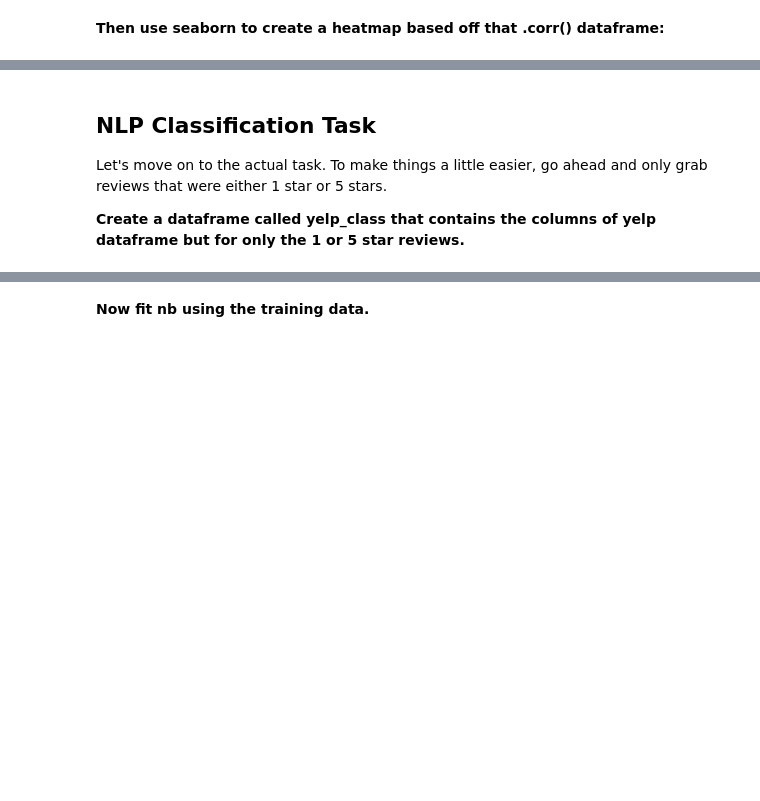
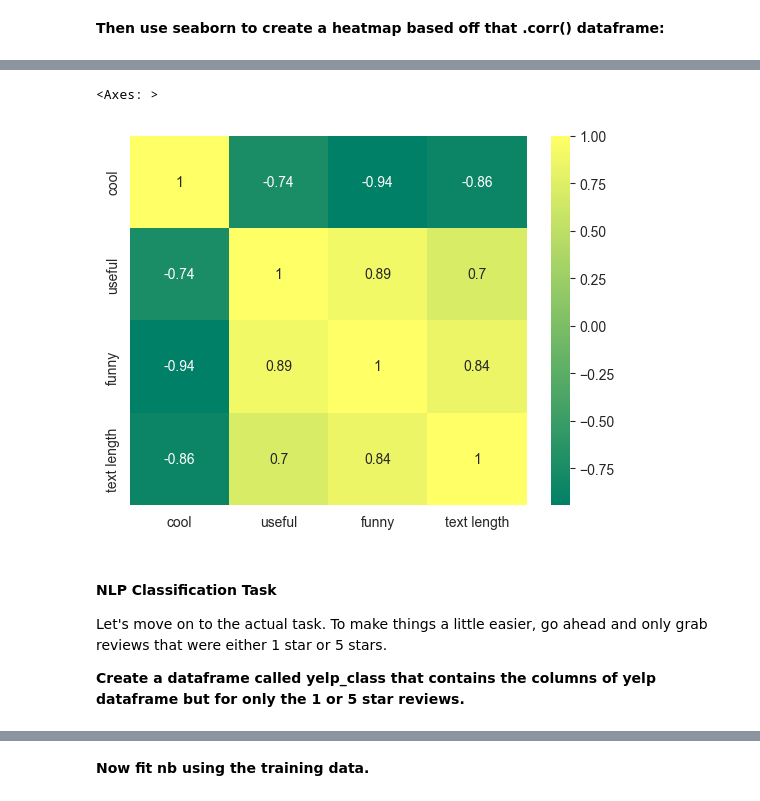
Before and after one commit to depa-tto/Machine-Learning-course, a Jupyter notebook: machine_learning/natural_lenguage_processing/nlp_practice.ipynb, the cells around one changed output, grey strips where cells are left out. Drawn from its saved outputs; the diff is of its cells as text; code cells hidden in the pictures; blank space fills up the shorter version.

```diff
--- a/machine_learning/natural_lenguage_processing/nlp_practice.ipynb
+++ b/machine_learning/natural_lenguage_processing/nlp_practice.ipynb
@@ -102,0 +107,4 @@ Let's explore the data
+# %%
+stars = yelp.select_dtypes(include=['number'])
+# %%
+stars = stars.groupby('stars').mean()
@@ -118,5 +133,10 @@ Let's explore the data
+# %%
+sns.heatmap(stars.corr(),cmap='summer',annot=True)
+# %% [output]
+<Axes: >
+[figure, added]
 # %% [markdown]
-## NLP Classification Task
+#### NLP Classification Task
 
 Let's move on to the actual task. To make things a little easier, go ahead and only grab reviews that were either 1 star or 5 stars.
 
```
Also changed, not shown: parts of 66 cells of this notebook.
